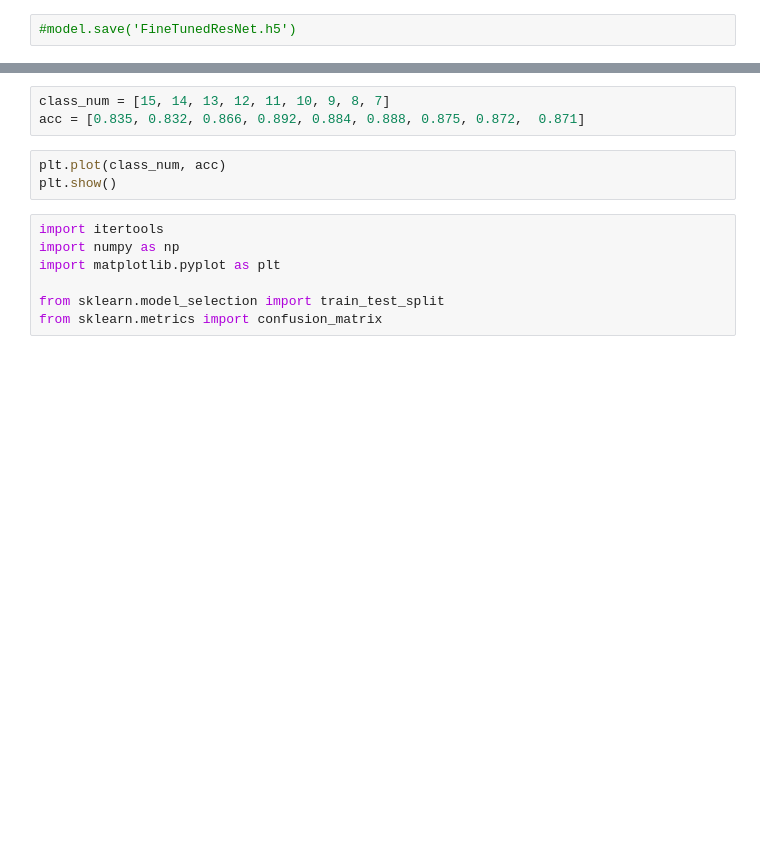
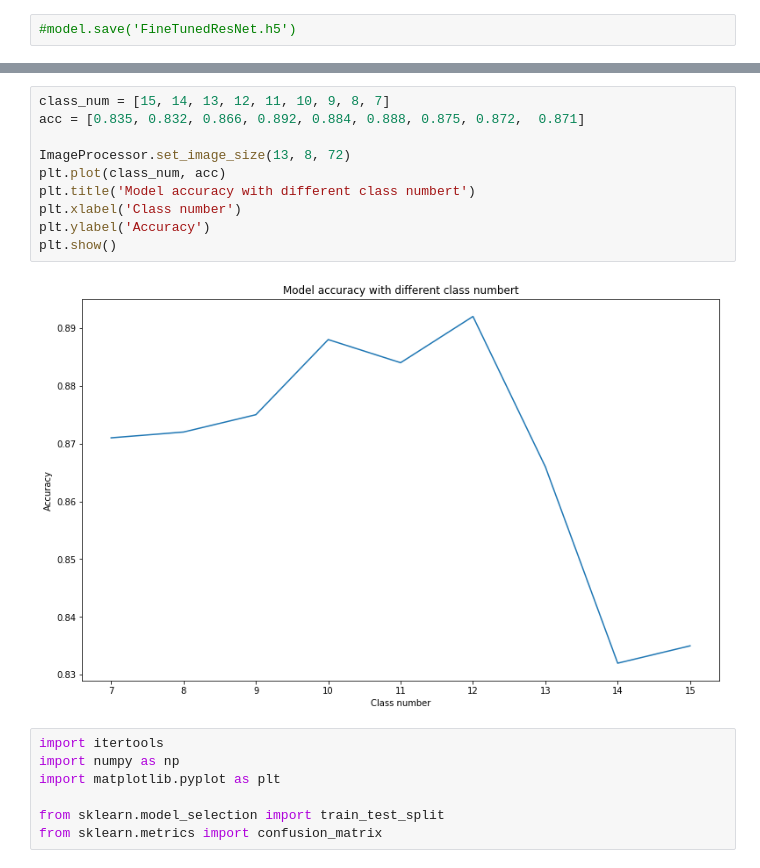
Before and after one commit to Weenkus/Image-Based-Phylogenetic-Classification, a Jupyter notebook: models/convnet.ipynb, the cells around one changed output, grey strips where cells are left out. Cells and saved outputs as stored; diff of their text form; blank space fills up the shorter version.

```diff
--- a/models/convnet.ipynb
+++ b/models/convnet.ipynb
@@ -566,9 +571,15 @@ ValueError: Found input variables with inconsistent numbers of samples: [1649, 1
 # %%
 class_num = [15, 14, 13, 12, 11, 10, 9, 8, 7]
 acc = [0.835, 0.832, 0.866, 0.892, 0.884, 0.888, 0.875, 0.872,  0.871]
+
+ImageProcessor.set_image_size(13, 8, 72)
+plt.plot(class_num, acc)
+plt.title('Model accuracy with different class numbert')
+plt.xlabel('Class number')
+plt.ylabel('Accuracy')
+plt.show()
+# %% [output]
+[figure, added]
-# %%
-plt.plot(class_num, acc)
-plt.show()
 # %%
 import itertools
 import numpy as np
```
Also changed, not shown: parts of 10 cells of this notebook, 1 other file.
